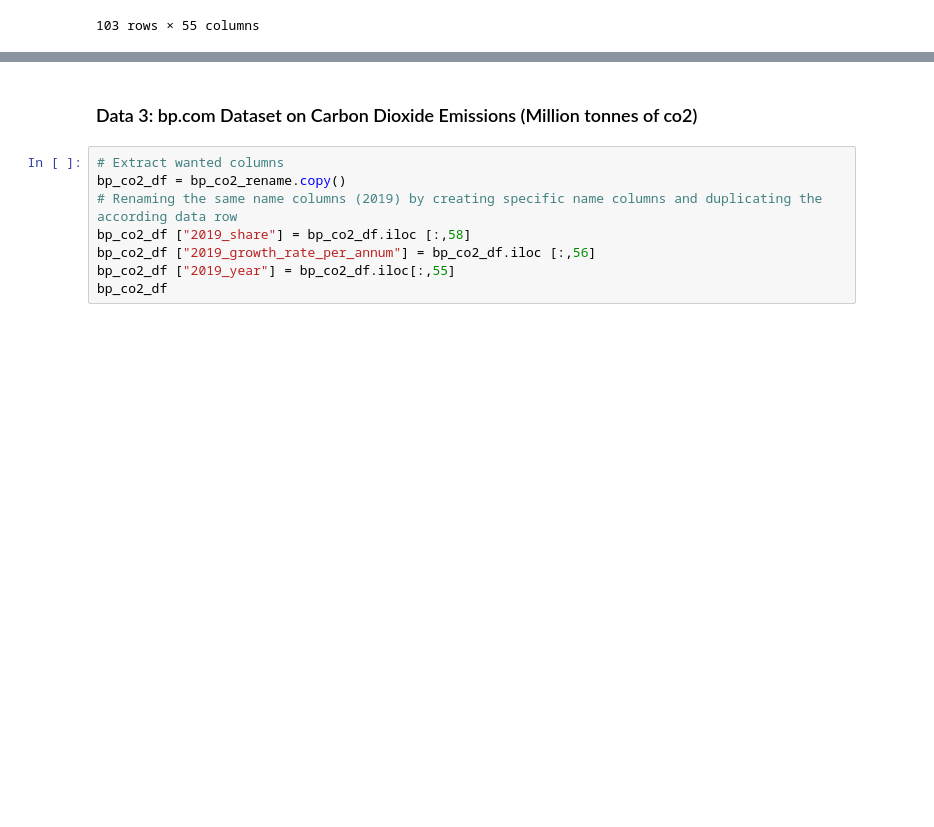
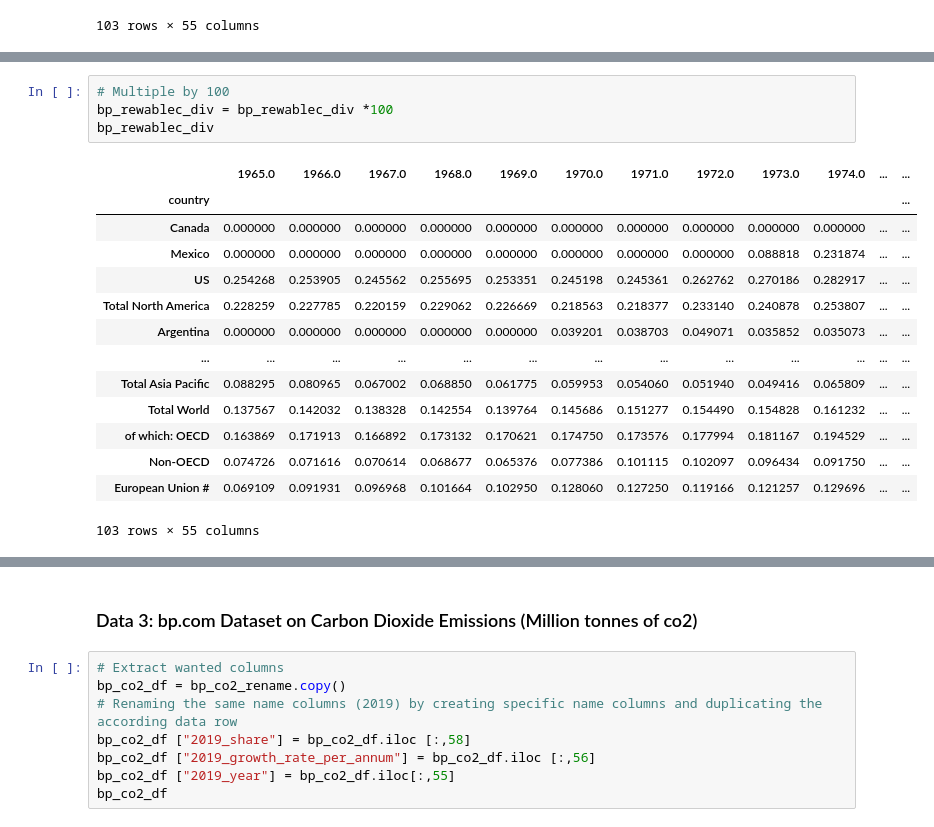
Before and after one commit to yuyhong23/One-Hot_Future, a Jupyter notebook: data_cleaning.ipynb, the cells around one changed output, grey strips where cells are left out. Cells and saved outputs as stored; diff of their text form; blank space fills up the shorter version.

```diff
--- a/data_cleaning.ipynb
+++ b/data_cleaning.ipynb
@@ -564,0 +652,19 @@ bp_nonrewablec
+# %%
+# Multiple by 100
+bp_rewablec_div = bp_rewablec_div *100
+bp_rewablec_div
+# %% [output]
+|  | 1965.0 | 1966.0 | 1967.0 | 1968.0 | 1969.0 | 1970.0 | 1971.0 | 1972.0 | 1973.0 | 1974.0 | ... | ... |
+| country |  |  |  |  |  |  |  |  |  |  |  | ... |
+| Canada | 0.000000 | 0.000000 | 0.000000 | 0.000000 | 0.000000 | 0.000000 | 0.000000 | 0.000000 | 0.000000 | 0.000000 | ... | ... |
+| Mexico | 0.000000 | 0.000000 | 0.000000 | 0.000000 | 0.000000 | 0.000000 | 0.000000 | 0.000000 | 0.088818 | 0.231874 | ... | ... |
+| US | 0.254268 | 0.253905 | 0.245562 | 0.255695 | 0.253351 | 0.245198 | 0.245361 | 0.262762 | 0.270186 | 0.282917 | ... | ... |
+| Total North America | 0.228259 | 0.227785 | 0.220159 | 0.229062 | 0.226669 | 0.218563 | 0.218377 | 0.233140 | 0.240878 | 0.253807 | ... | ... |
+| Argentina | 0.000000 | 0.000000 | 0.000000 | 0.000000 | 0.000000 | 0.039201 | 0.038703 | 0.049071 | 0.035852 | 0.035073 | ... | ... |
+| ... | ... | ... | ... | ... | ... | ... | ... | ... | ... | ... | ... | ... |
+| Total Asia Pacific | 0.088295 | 0.080965 | 0.067002 | 0.068850 | 0.061775 | 0.059953 | 0.054060 | 0.051940 | 0.049416 | 0.065809 | ... | ... |
+| Total World | 0.137567 | 0.142032 | 0.138328 | 0.142554 | 0.139764 | 0.145686 | 0.151277 | 0.154490 | 0.154828 | 0.161232 | ... | ... |
+| of which: OECD | 0.163869 | 0.171913 | 0.166892 | 0.173132 | 0.170621 | 0.174750 | 0.173576 | 0.177994 | 0.181167 | 0.194529 | ... | ... |
+| Non-OECD | 0.074726 | 0.071616 | 0.070614 | 0.068677 | 0.065376 | 0.077386 | 0.101115 | 0.102097 | 0.096434 | 0.091750 | ... | ... |
+| European Union # | 0.069109 | 0.091931 | 0.096968 | 0.101664 | 0.102950 | 0.128060 | 0.127250 | 0.119166 | 0.121257 | 0.129696 | ... | ... |
+103 rows × 55 columns
```
Also changed, not shown: parts of 12 cells of this notebook, 1 other file.
